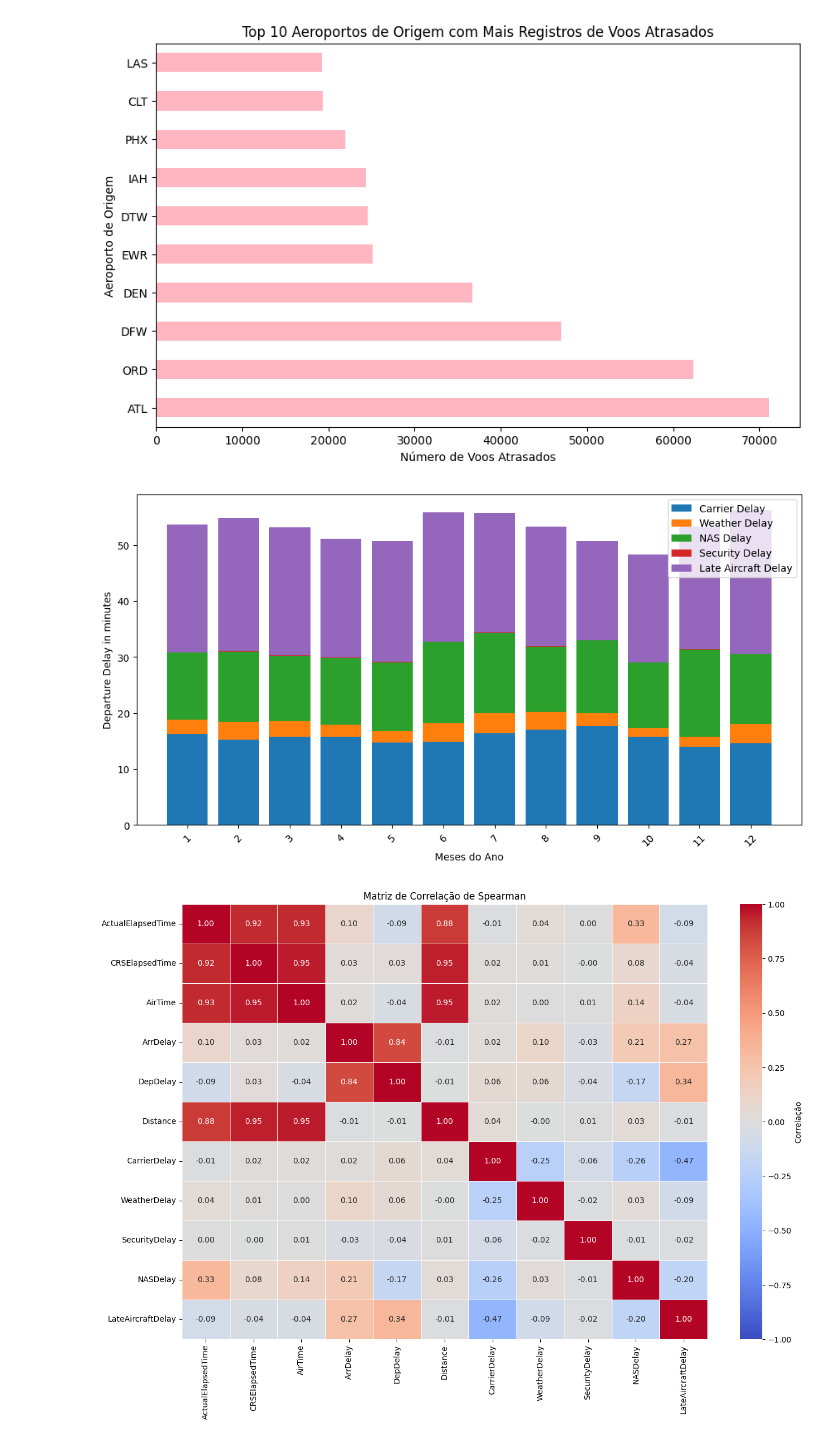
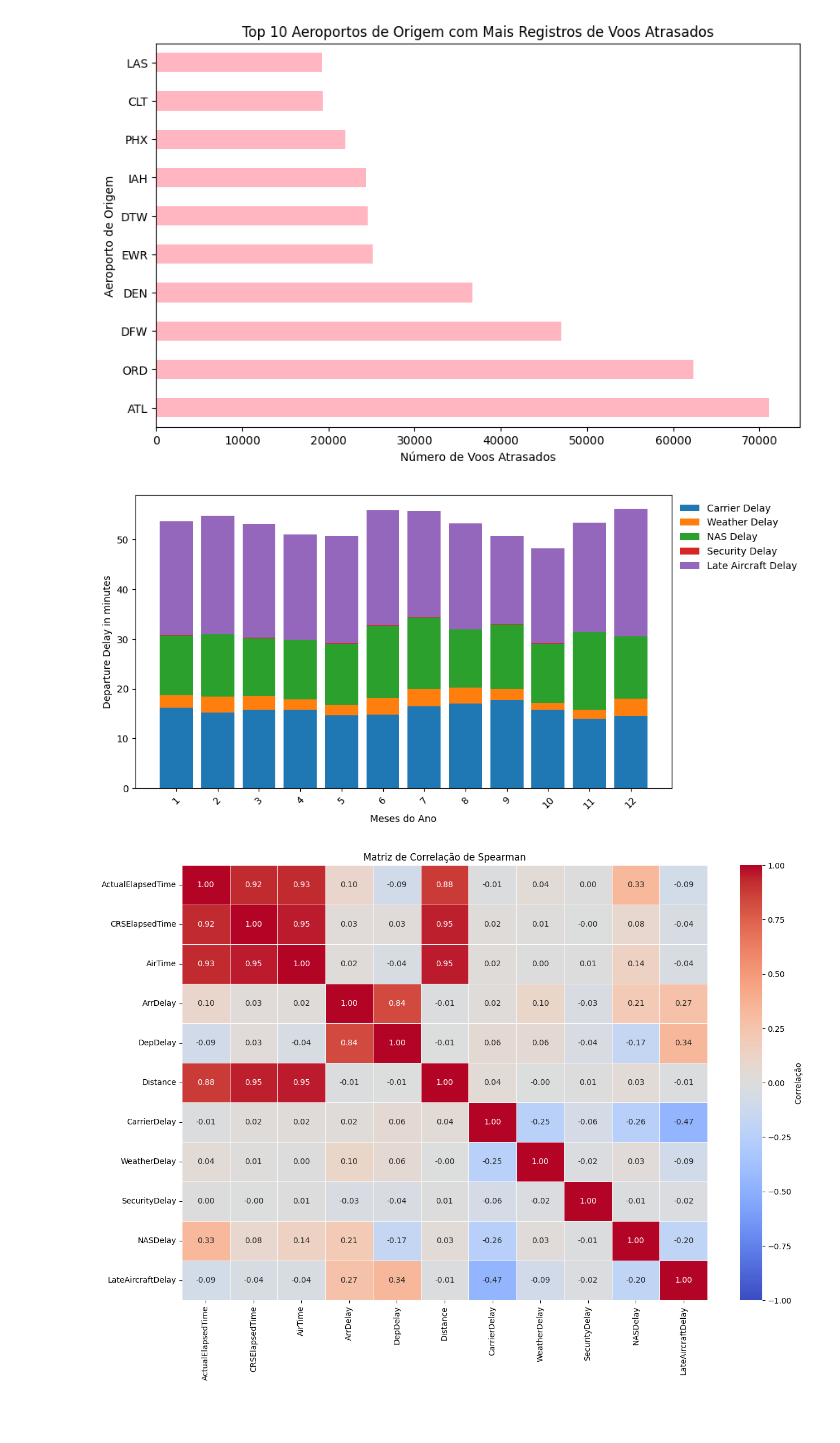
Before and after one commit to AdrielyZBoller/Projeto_Mod05_Ada_VemSerTech, a Jupyter notebook: analise_atrasados.ipynb, the cells around one changed output. Cells and saved outputs as stored; diff of their text form; code cells hidden in the pictures; blank space fills up the shorter version.

```diff
--- a/analise_atrasados.ipynb
+++ b/analise_atrasados.ipynb
@@ -328,36 +327,36 @@ df_delayed = df[~np.isnan(df['total_delay'])]
 df['total_delay'].fillna(0, inplace=True)
 df_delayed.head()
 
 carrier_group = df_delayed['CarrierDelay'].groupby(df_delayed['Month']).mean()
 weather_group = df_delayed['WeatherDelay'].groupby(df_delayed['Month']).mean()
 nas_group = df_delayed['NASDelay'].groupby(df_delayed['Month']).mean()
 security_group = df_delayed['SecurityDelay'].groupby(df_delayed['Month']).mean()
 late_group = df_delayed['LateAircraftDelay'].groupby(df_delayed['Month']).mean()
 
 w_bottom = carrier_group.values
 n_bottom = w_bottom + weather_group.values
 s_bottom = n_bottom + nas_group.values
 l_bottom = s_bottom + security_group.values
 
 x = carrier_group.index.values
 
-fig, ax = plt.subplots(figsize = (12,6))
+fig, ax = plt.subplots(figsize = (10,5.5))
 
 ax.set_xticks(np.arange(len(x)))
 ax.set_xticklabels(x, rotation = 45)
 ax.bar(np.arange(len(x)),carrier_group.values, align='center', label='Carrier Delay')
 ax.bar(np.arange(len(x)),weather_group.values, align='center', bottom=w_bottom, label='Weather Delay')
 ax.bar(np.arange(len(x)),nas_group.values, align='center', bottom=n_bottom, label='NAS Delay')
 ax.bar(np.arange(len(x)),security_group.values, align='center', bottom=s_bottom, label='Security Delay')
 ax.bar(np.arange(len(x)),late_group.values, align='center', bottom=l_bottom, label='Late Aircraft Delay')
 
 ax.set_xlabel('Meses do Ano')
 ax.set_ylabel('Departure Delay in minutes')
 
-plt.legend()
+plt.legend(bbox_to_anchor=(1.0, 1.0),frameon=False)
 plt.show()
 # %% [output]
-[figure, old version]
+[figure, new version]
 # %%
 # Ajustando o tamanho do gráfico
 plt.figure(figsize=(15, 10))
```
Also changed, not shown: parts of 2 cells of this notebook.
